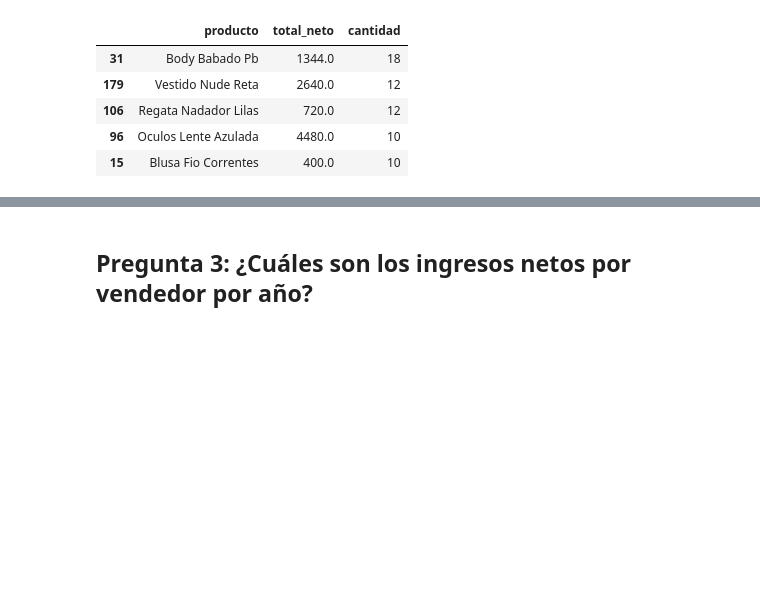
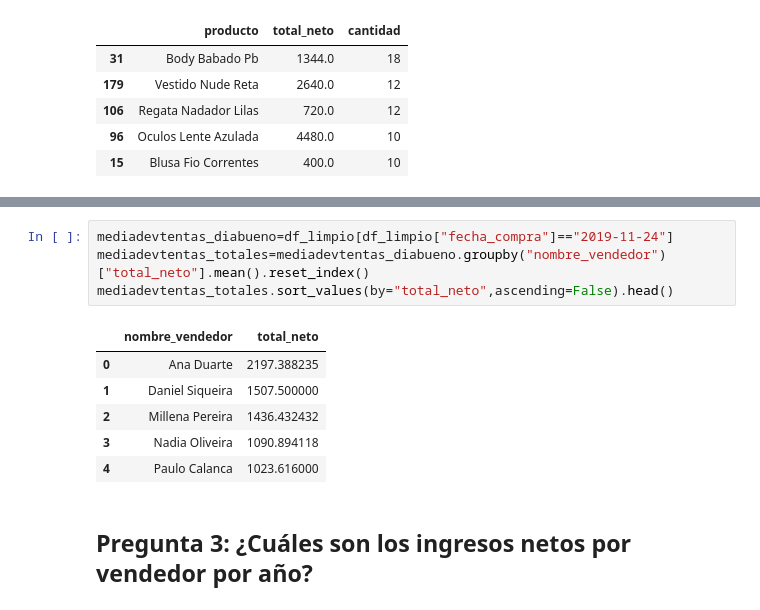
Before and after one commit to GabrielChavezC/Store_Sales_Analysis_SQL, a Jupyter notebook: Store_Sales_Analysis_SQL.ipynb, the cells around one changed output, grey strips where cells are left out. Saved outputs shown, nothing was run; the diff lists cells and outputs as text; blank space fills up the shorter version.

```diff
--- a/Store_Sales_Analysis_SQL.ipynb
+++ b/Store_Sales_Analysis_SQL.ipynb
@@ -1032,3 +1053,14 @@ prodcuto.sort_values(by="cantidad",ascending=False).head()
+# %%
+mediadevtentas_diabueno=df_limpio[df_limpio["fecha_compra"]=="2019-11-24"]
+mediadevtentas_totales=mediadevtentas_diabueno.groupby("nombre_vendedor")["total_neto"].mean().reset_index()
+mediadevtentas_totales.sort_values(by="total_neto",ascending=False).head()
+# %% [output]
+|  | nombre_vendedor | total_neto |
+| 0 | Ana Duarte | 2197.388235 |
+| 1 | Daniel Siqueira | 1507.500000 |
+| 2 | Millena Pereira | 1436.432432 |
+| 3 | Nadia Oliveira | 1090.894118 |
+| 4 | Paulo Calanca | 1023.616000 |
 # %% [markdown]
 ## **Pregunta 3: ¿Cuáles son los ingresos netos por vendedor por año?**
 # %%
```
Also changed, not shown: parts of 7 cells of this notebook.
